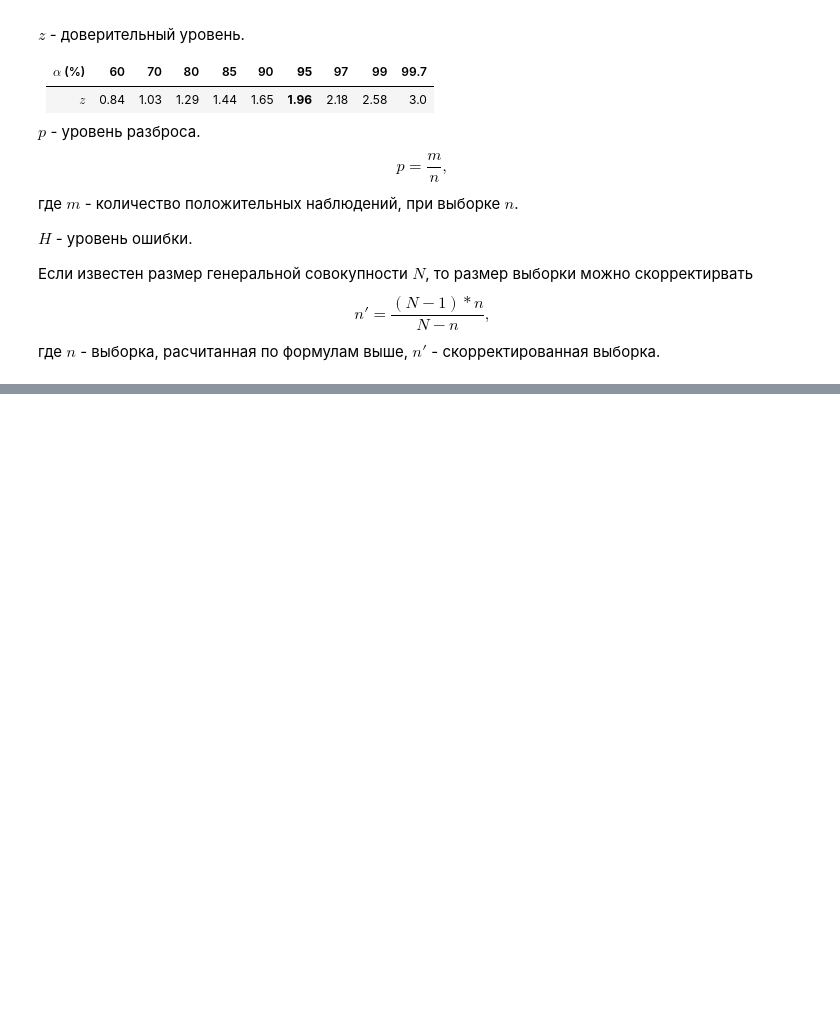
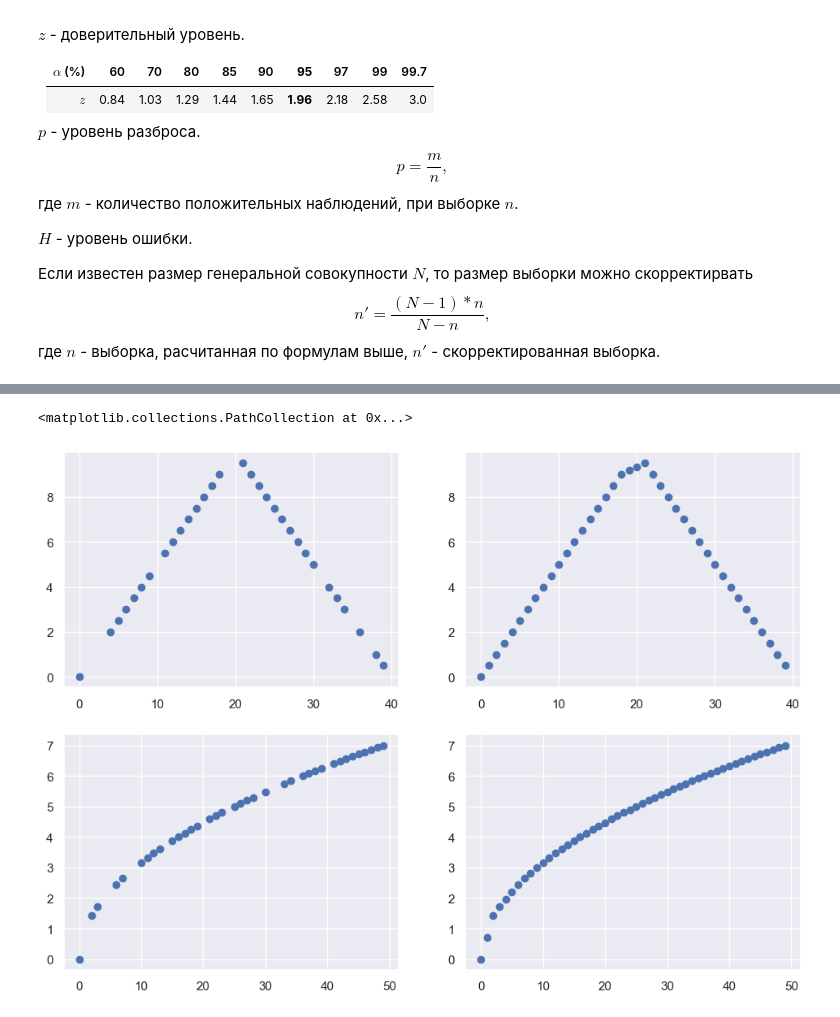
Before and after one commit to Cyber-Zhaba/DataAnalysisSummary, a Jupyter notebook: Summary.ipynb, the cells around one changed output, grey strips where cells are left out. Saved outputs shown, nothing was run; the diff lists cells and outputs as text; code cells hidden in the pictures; blank space fills up the shorter version.

Commit message:
anomalies in data

```diff
--- a/Summary.ipynb
+++ b/Summary.ipynb
@@ -221,0 +268,33 @@ $H$ - уровень ошибки.
+# %%
+data = list(np.concatenate((np.arange(0, 10, 0.5), np.arange(10, 0, -0.5))))
+
+# Удаляем 10 случайных значений
+for i in range(10):
+    data[np.random.randint(0, len(data))] = None
+
+
+interpolate_df = pd.DataFrame({
+    "A": data
+})
+
+fig, axs = plt.subplots(2, 2)
+axs[0, 0].scatter(np.arange(len(interpolate_df)), interpolate_df)
+axs[0, 1].scatter(np.arange(len(interpolate_df)), interpolate_df.interpolate(method='linear'))
+
+
+data = list(np.sqrt(np.arange(50)))
+
+# Удаляем 15 случайных значений
+for i in range(15):
+    data[np.random.randint(0, len(data))] = None
+
+
+interpolate_df = pd.DataFrame({
+    "A": data
+})
+
+axs[1, 0].scatter(np.arange(len(interpolate_df)), interpolate_df)
+axs[1, 1].scatter(np.arange(len(interpolate_df)), interpolate_df.interpolate(method='linear'))
+# %% [output]
+<matplotlib.collections.PathCollection at 0x...>
+[figure, added]
```
Also changed, not shown: parts of 15 cells of this notebook.
